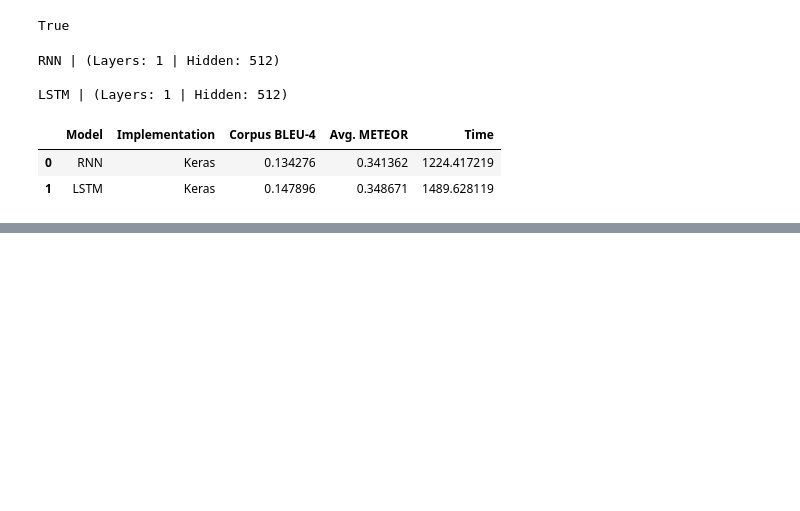
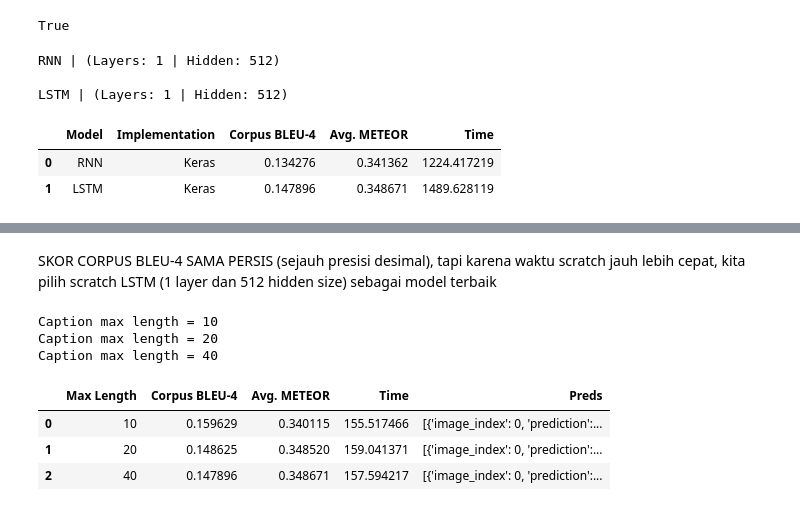
Before and after one commit to Azzkaaaa/Tugas-Besar-ML-2, a Jupyter notebook: src/notebook/rnn_ltsm_experiments.ipynb, the cells around one changed output, grey strips where cells are left out. Cells and saved outputs as stored; diff of their text form; code cells hidden in the pictures; blank space fills up the shorter version.

```diff
--- a/src/notebook/rnn_ltsm_experiments.ipynb
+++ b/src/notebook/rnn_ltsm_experiments.ipynb
@@ -428 +428,43 @@ merged_results_df.sort_values(by='Corpus BLEU-4', ascending=False)
 | 1 | RNN | Scratch | 0.134276 | 0.341362 | 142.224885 | [{'image_index': 0, 'prediction':... |
+# %% [markdown]
+SKOR CORPUS BLEU-4 SAMA PERSIS (sejauh presisi desimal), tapi karena waktu scratch jauh lebih cepat, kita pilih scratch LSTM (1 layer dan 512 hidden size) sebagai model terbaik
+# %%
+length_variations = [10, 20, MAX_SEQ_LEN]
+length_results = []
+
+best_type = 'LSTM'
+best_layers = 1
+best_hidden = 512
+
+for limit_len in length_variations:
+    print(f"Caption max length = {limit_len}")
+
+    keras_model = build_decoder_model(loaded_vocab_size, MAX_SEQ_LEN, EMBED_DIM, best_type, best_layers, best_hidden)
+    weight_path = f"{best_type}_L{best_layers}_H{best_hidden}_weights.h5"
+    load_path = os.path.join(OUTPUT_DIR, weight_path)
+    keras_model.load_weights(load_path)
+
+    scratch_model = ScratchDecoderInference(loaded_vocab, best_type, best_layers, EMBED_DIM, best_hidden)
+    scratch_model.load_weights_from_keras(keras_model)
+
+    bleu, meteor, exec_time, pred = evaluate_model(scratch_model, X_cnn_eval, y_refs_eval, max_length=limit_len)
+
+    length_results.append({
+        "Max Length": limit_len,
+        "Corpus BLEU-4": bleu,
+        "Avg. METEOR": meteor,
+        "Time": exec_time,
+        "Preds": pred,
+    })
+# %% [output]
+Caption max length = 10
+Caption max length = 20
+Caption max length = 40
+# %%
+df_lengths = pd.DataFrame(length_results)
+df_lengths
+# %% [output]
+|  | Max Length | Corpus BLEU-4 | Avg. METEOR | Time | Preds |
+| 0 | 10 | 0.159629 | 0.340115 | 155.517466 | [{'image_index': 0, 'prediction':... |
+| 1 | 20 | 0.148625 | 0.348520 | 159.041371 | [{'image_index': 0, 'prediction':... |
+| 2 | 40 | 0.147896 | 0.348671 | 157.594217 | [{'image_index': 0, 'prediction':... |
```
Also changed, not shown: parts of 2 cells of this notebook, 6 other files.
